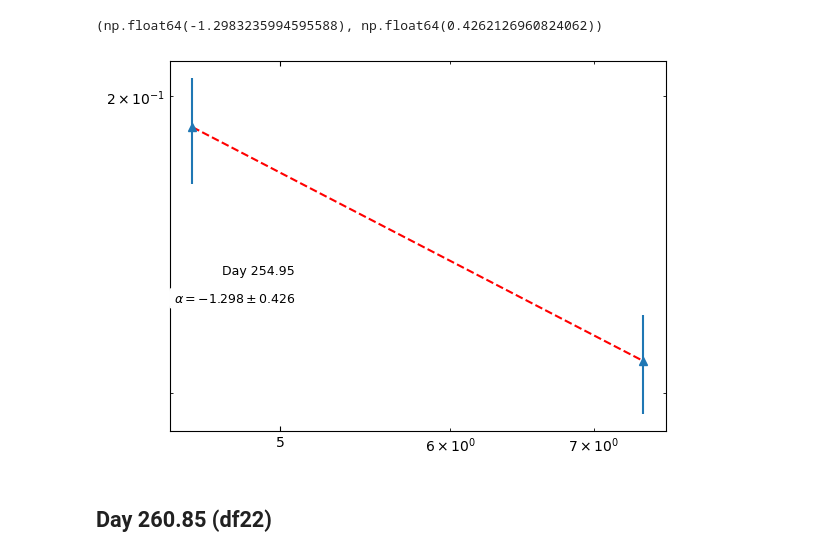
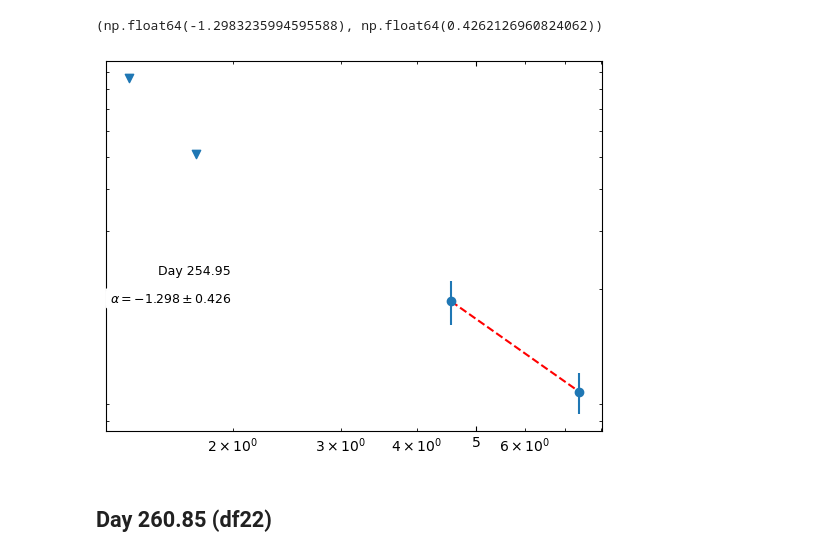
Before and after one commit to Wilhelm005/Research-Code, a Jupyter notebook: V1534 Sco Spectral Index.ipynb, the cells around one changed output. Saved outputs shown, nothing was run; the diff lists cells and outputs as text; code cells hidden in the pictures.

```diff
--- a/V1534 Sco Spectral Index.ipynb
+++ b/V1534 Sco Spectral Index.ipynb
@@ -2061,22 +2096,24 @@ alpha_err21
 # %%
 
 #plotting to check
 fig,ax = plt.subplots()
 mask = df21['Flux Density (mJy)'] > 3 * df21['Uncertainty (mJy)']  # apply detection threshold
+mask2 = df21['Flux Density (mJy)'] < 3 * df21['Uncertainty (mJy)']  # apply non-detection threshold
 if mask.any():  # proceed only if at least one detection
-    ax.errorbar(df21['Freq (GHz)'][mask], df21['Flux Density (mJy)'][mask], yerr=df21['Uncertainty (mJy)'][mask], fmt='^')
+    ax.errorbar(df21['Freq (GHz)'][mask], df21['Flux Density (mJy)'][mask], yerr=yerr21, fmt='o')
+    ax.scatter(df21['Freq (GHz)'][mask2], (df21['Flux Density (mJy)'][mask2] + 3*df21['Uncertainty (mJy)'][mask2]), marker='v')
     ax.set_xscale('log')
     ax.set_xticks([1, 5, 10, 50], labels=['1', '5', '10', '50'])
     ax.set_yscale('log')
     ax.set_yticks([1, 5, 10, 20, 50], labels=['1', '5', '10', '20', '50'])
     ax.annotate('Day 254.95', xy=(90, 120), xycoords='axes points', size=9, ha='right', va='top', bbox=dict(boxstyle='round', fc='w', ec="w"))
     ax.tick_params(axis='both', which='both', direction='in', top=True, right=True)
     ax.plot(df21['Freq (GHz)'][mask], fit_model_weights21(df21['Freq (GHz)'][mask]), 'r--')
     ax.annotate('${\u03B1 = -1.298 \\pm 0.426}$', xy=(90, 100), xycoords='axes points', size=9, ha='right', va='top', bbox=dict(boxstyle='round', fc='w', ec="w"))
 
 plt.show();
 # %% [output]
-[figure, old version]
+[figure, new version]
 # %% [markdown]
 ## Day 260.85 (df22)
 # %%
```
Also changed, not shown: parts of 22 cells of this notebook, 2 other files.
